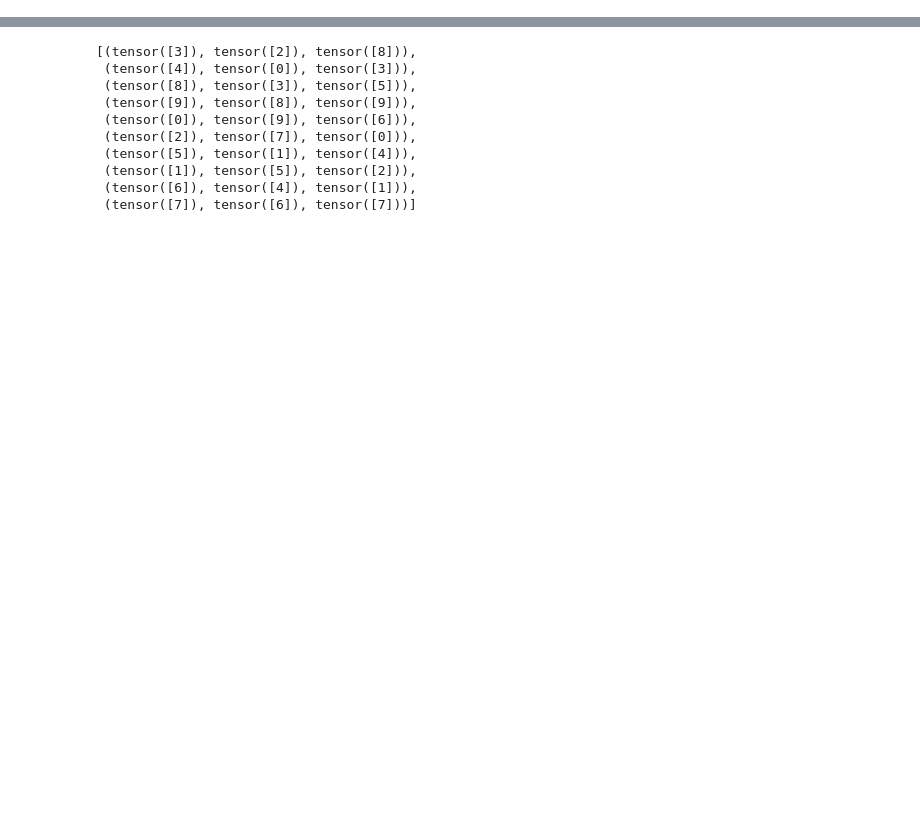
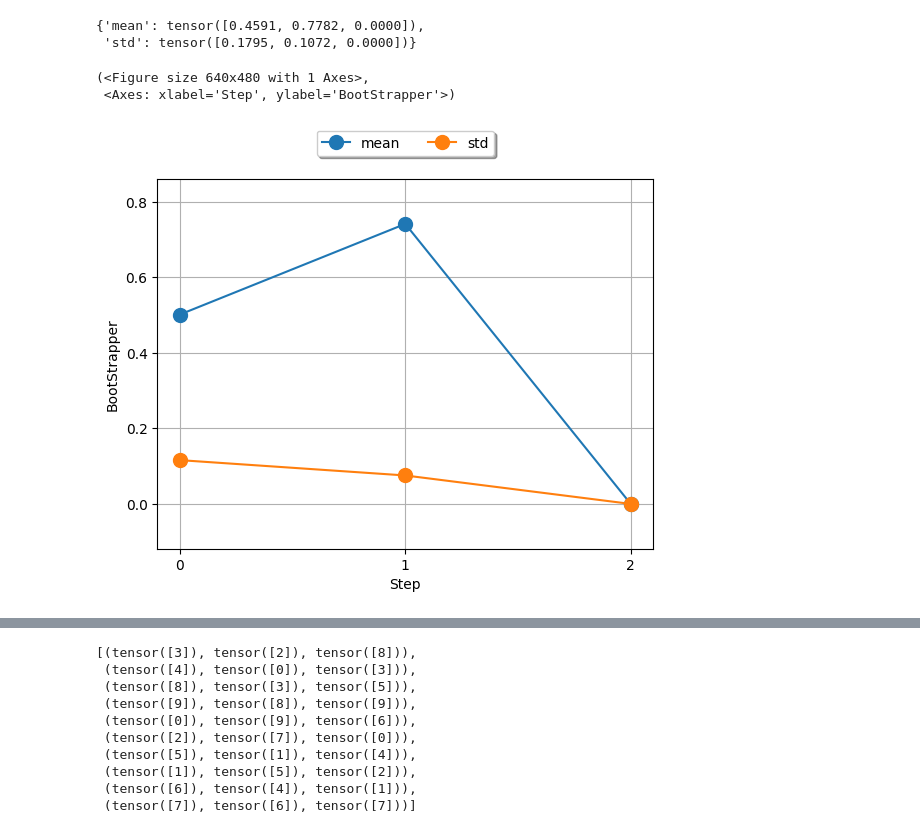
Before and after one commit to pietrolesci/anchoral, a Jupyter notebook: notebooks/scratch.ipynb, the cells around one changed output, grey strips where cells are left out. Drawn from its saved outputs; the diff is of its cells as text; code cells hidden in the pictures; blank space fills up the shorter version.

```diff
--- a/notebooks/scratch.ipynb
+++ b/notebooks/scratch.ipynb
@@ -0,0 +96,11 @@
+# %%
+bootstrap_f1.compute()
+# %% [output]
+{'mean': tensor([0.4591, 0.7782, 0.0000]),
+ 'std': tensor([0.1795, 0.1072, 0.0000])}
+# %%
+coll["d"].
+# %% [output]
+(<Figure size 640x480 with 1 Axes>,
+ <Axes: xlabel='Step', ylabel='BootStrapper'>)
+[figure, added]
```
Also changed, not shown: parts of 9 cells of this notebook, 23 other files.
